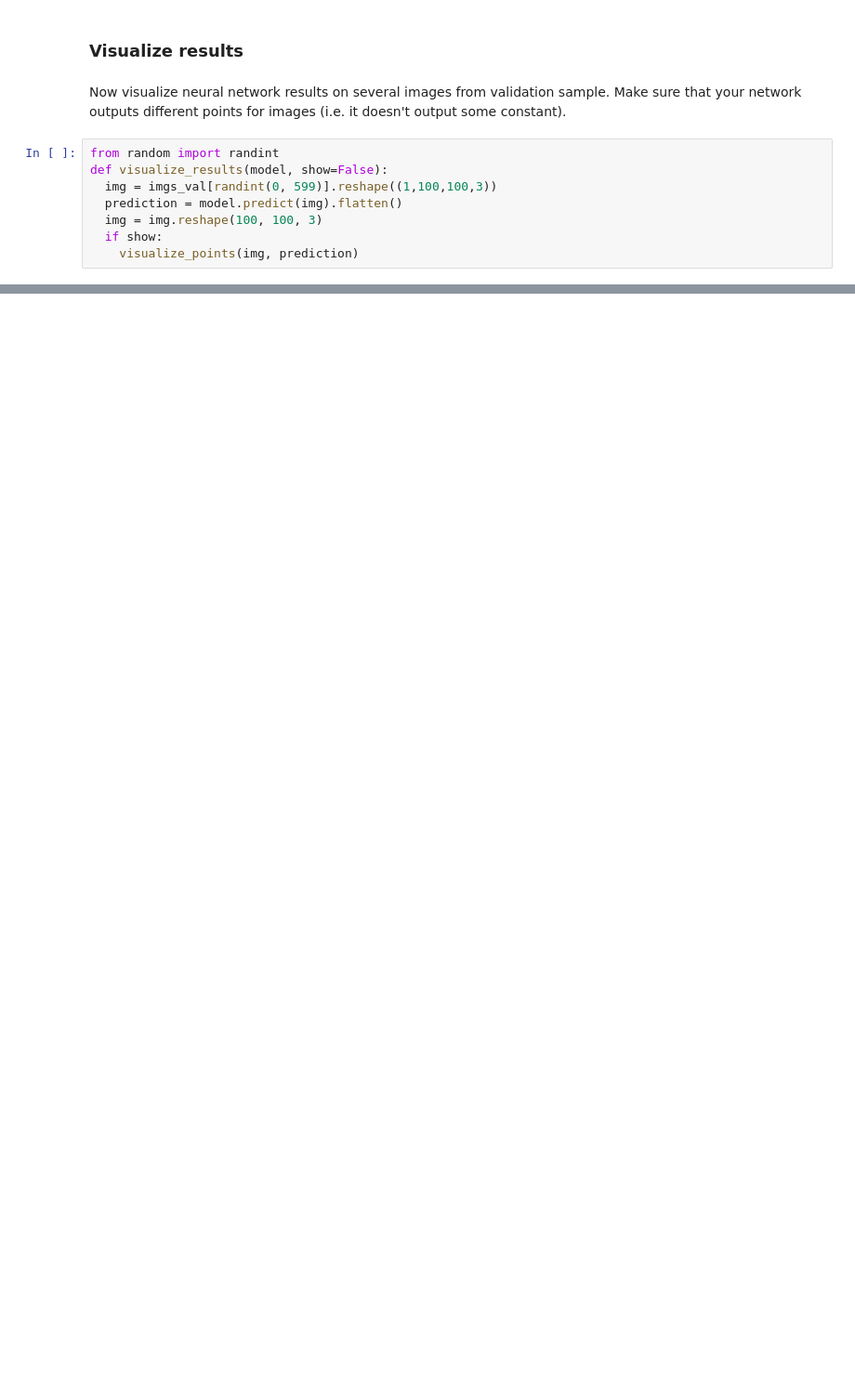
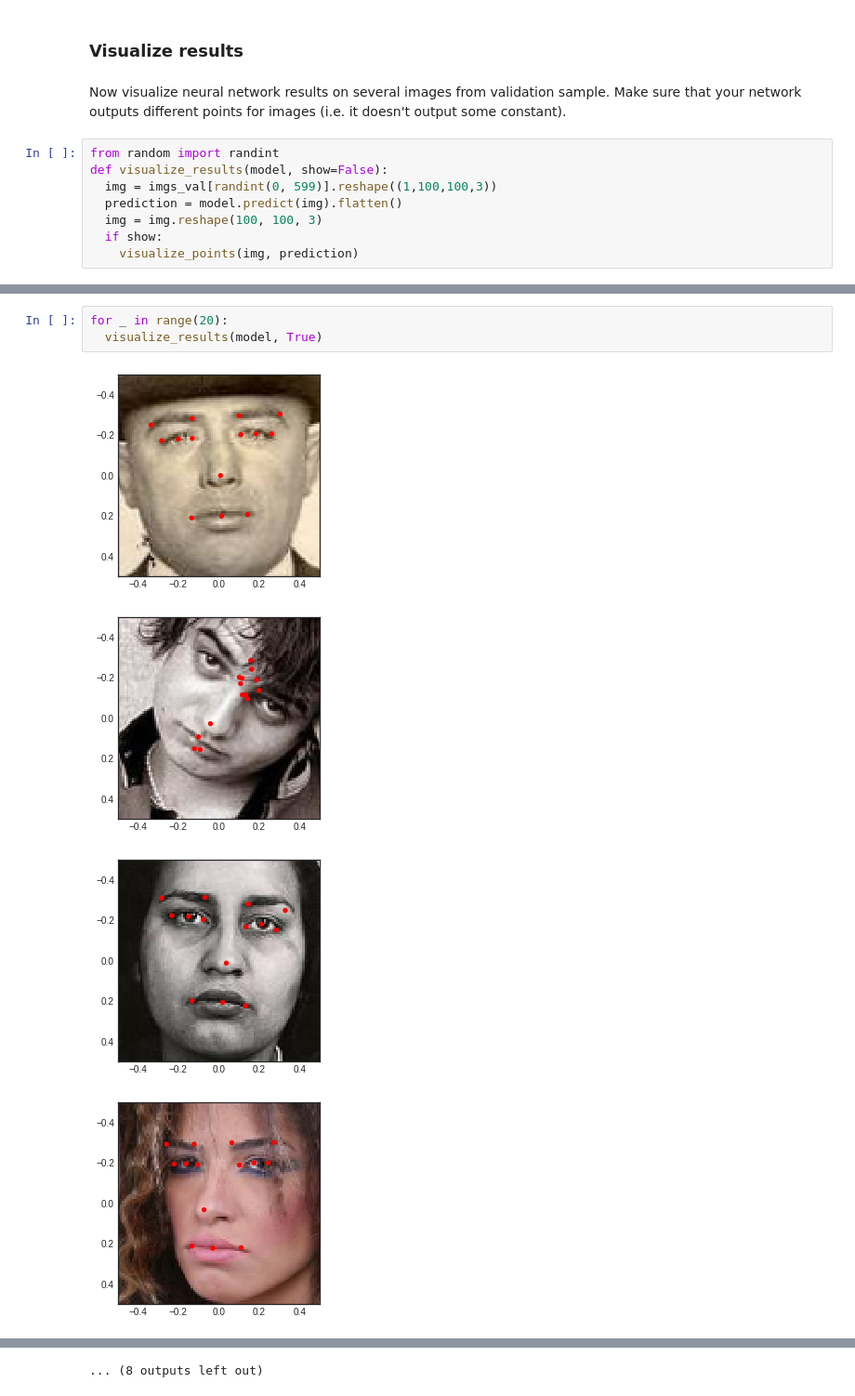
Before and after one commit to fabioachacon/Coursera_Projects, a Jupyter notebook: Facial_keypoints_fab.ipynb, the cells around one changed output, grey strips where cells are left out. Shown at 93% size. Saved outputs shown, nothing was run; the diff lists cells and outputs as text; blank space fills up the shorter version.

```diff
--- a/Facial_keypoints_fab.ipynb
+++ b/Facial_keypoints_fab.ipynb
@@ -307,0 +309,8 @@ for _ in range(21):
+# %%
+for _ in range(20):
+  visualize_results(model, True)
+# %% [output]
+[figure, added]
+[figure, added]
+[figure, added]
+[figure, added]
@@ -307,0 +325 @@ for _ in range(21):
+... (8 outputs left out)
```
Also changed, not shown: parts of 15 cells of this notebook.
